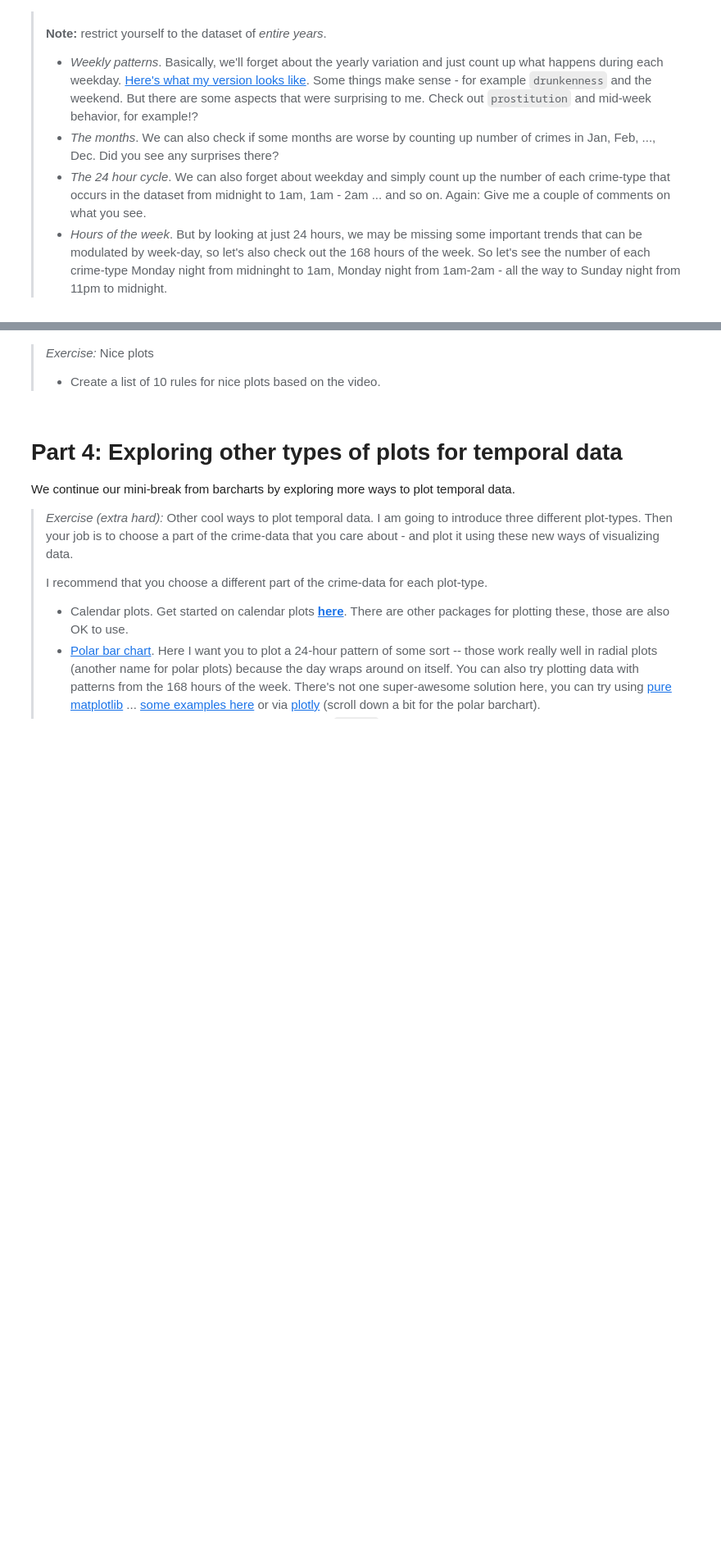
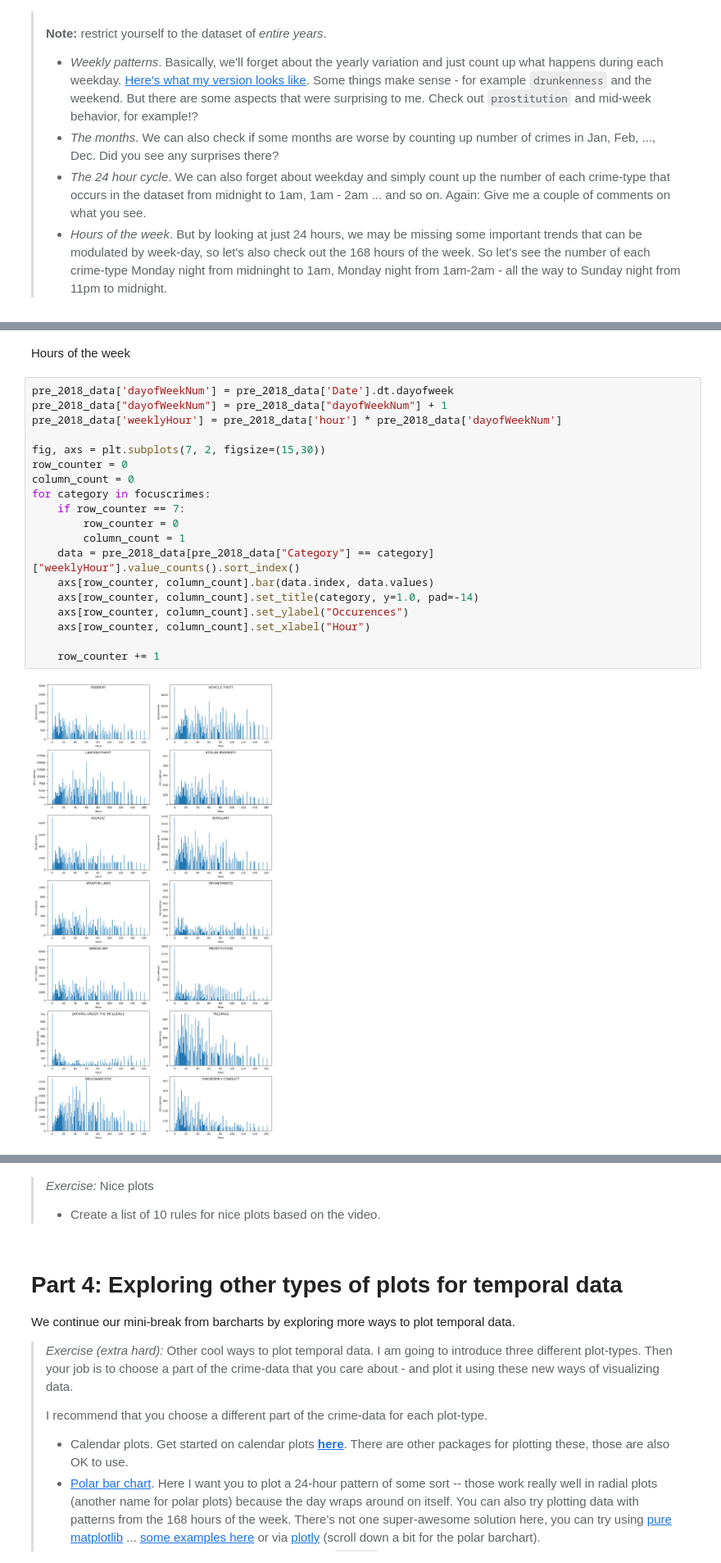
Before and after one commit to GustavHansen99/socialdata2023, a Jupyter notebook: lectures/Week2.ipynb, the cells around one changed output, grey strips where cells are left out. Shown at 82% size. Saved outputs shown, nothing was run; the diff lists cells and outputs as text; blank space fills up the shorter version.

```diff
--- a/lectures/Week2.ipynb
+++ b/lectures/Week2.ipynb
@@ -131,3 +204,26 @@ focuscrimes = set(['WEAPON LAWS', 'PROSTITUTION', 'DRIVING UNDER THE INFLUENCE',
+# %% [markdown]
+Hours of the week
+# %%
+pre_2018_data['dayofWeekNum'] = pre_2018_data['Date'].dt.dayofweek
+pre_2018_data["dayofWeekNum"] = pre_2018_data["dayofWeekNum"] + 1
+pre_2018_data['weeklyHour'] = pre_2018_data['hour'] * pre_2018_data['dayofWeekNum']
+
+fig, axs = plt.subplots(7, 2, figsize=(15,30))
+row_counter = 0
+column_count = 0
+for category in focuscrimes:
+    if row_counter == 7:
+        row_counter = 0
+        column_count = 1
+    data = pre_2018_data[pre_2018_data["Category"] == category]["weeklyHour"].value_counts().sort_index()
+    axs[row_counter, column_count].bar(data.index, data.values)
+    axs[row_counter, column_count].set_title(category, y=1.0, pad=-14)
+    axs[row_counter, column_count].set_ylabel("Occurences")
+    axs[row_counter, column_count].set_xlabel("Hour")
+
+    row_counter += 1
+# %% [output]
+[figure, added]
 # %% [markdown]
 # Part 3: Creating nice plots
 
```
Also changed, not shown: parts of 7 cells of this notebook.
